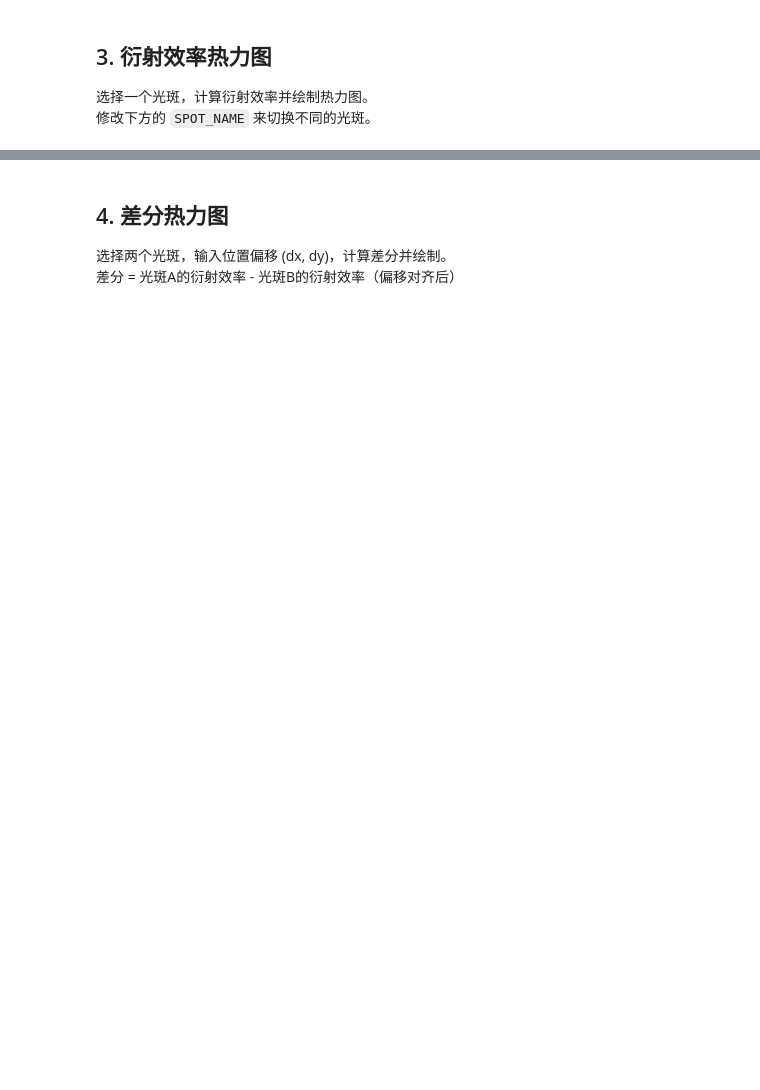
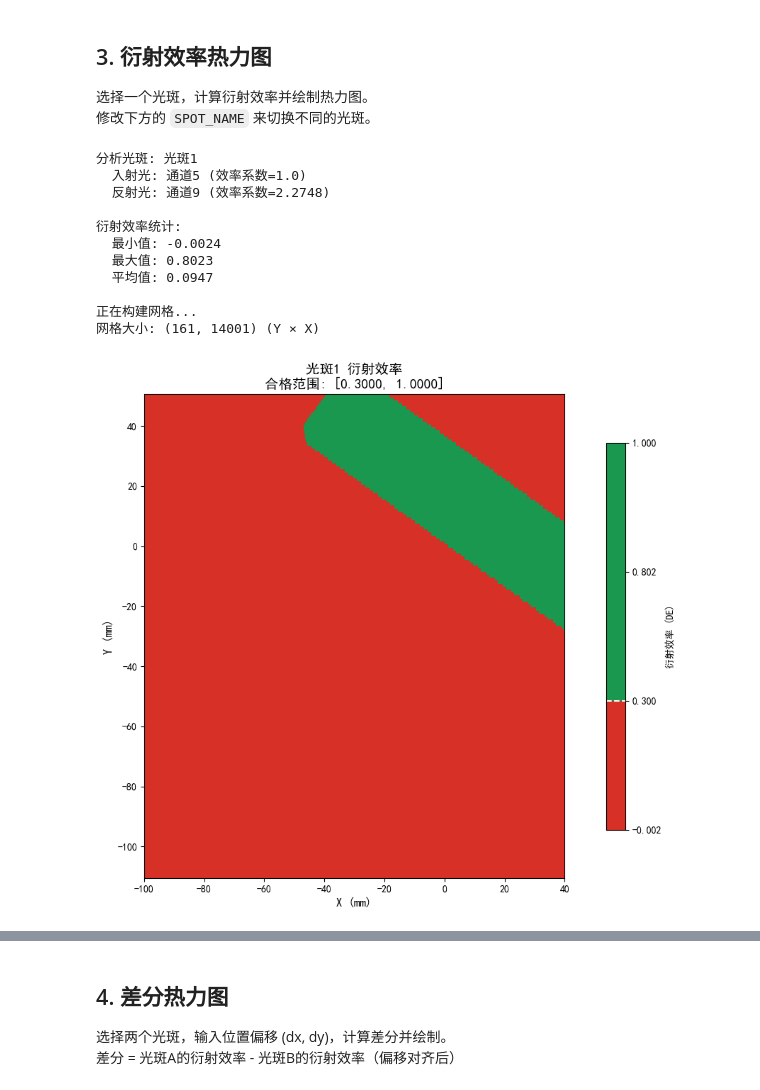
Before and after one commit to Ninwonk/venus-ms-scripts, a Jupyter notebook: analysis_notebook.ipynb, the cells around one changed output, grey strips where cells are left out. Cells and saved outputs as stored; diff of their text form; code cells hidden in the pictures; blank space fills up the shorter version.

Commit message:
Add offline spot calibration notebook support

```diff
--- a/analysis_notebook.ipynb
+++ b/analysis_notebook.ipynb
@@ -28,7 +29,7 @@ from visualization import plot_heatmap_mpl, plot_diff_heatmap_mpl
 # ========================
 
 # 数据文件路径
-DATA_FILE = "20251023_080353.strc"
+DATA_FILE = "20260414_180817.strc"
 
 # 传感器配对关系配置
 # 每个 SpotConfig 定义一个光斑：
@@ -37,24 +38,7 @@ DATA_FILE = "20251023_080353.strc"
 #   reflected_channel: 反射光通道编号 (1~12)
 #   incident_efficiency: 入射光效率系数 (默认 1.0)
 #   reflected_efficiency: 反射光效率系数 (默认 1.0)
-config = AppConfig(
-    spots=[
-        SpotConfig(name="光斑1", incident_channel=1, reflected_channel=2,
-                   incident_efficiency=1.0, reflected_efficiency=1.0),
-        SpotConfig(name="光斑2", incident_channel=3, reflected_channel=4,
-                   incident_efficiency=1.0, reflected_efficiency=1.0),
-        SpotConfig(name="光斑3", incident_channel=5, reflected_channel=9,
-                   incident_efficiency=1.0, reflected_efficiency=1.0),
-        SpotConfig(name="光斑4", incident_channel=6, reflected_channel=10,
-                   incident_efficiency=1.0, reflected_efficiency=1.0),
-        SpotConfig(name="光斑5", incident_channel=7, reflected_channel=11,
-                   incident_efficiency=1.0, reflected_efficiency=1.0),
-        SpotConfig(name="光斑6", incident_channel=8, reflected_channel=12,
-                   incident_efficiency=1.0, reflected_efficiency=1.0),
-    ],
-    # 衍射效率合格范围
-    pass_range=(0.5, 1.0),
-)
+config = AppConfig(pass_range=(0.3, 1.0))
 
 print("配置完成！")
 print(f"数据文件: {DATA_FILE}")
@@ -126,0 +155,23 @@ fig.show()
+# %%
+
+result = analyze_spot_heatmap("光斑1")
+spot = result["spot"]
+de = result["diffraction_efficiency"]
+x_grid = result["x_grid"]
+y_grid = result["y_grid"]
+grid_2d = result["grid_2d"]
+fig = result["figure"]
+fig.show()
+# %% [output]
+分析光斑: 光斑1
+  入射光: 通道5 (效率系数=1.0)
+  反射光: 通道9 (效率系数=2.2748)
+
+衍射效率统计:
+  最小值: -0.0024
+  最大值: 0.8023
+  平均值: 0.0947
+
+正在构建网格...
+网格大小: (161, 14001) (Y × X)
+[figure, added]
```
Also changed, not shown: parts of 10 cells of this notebook, 4 other files.
